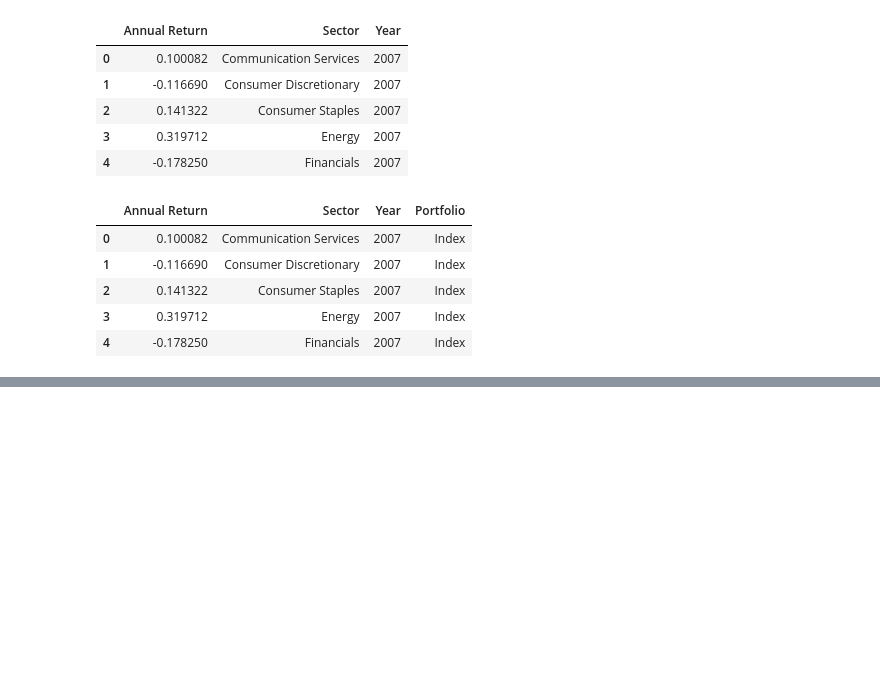
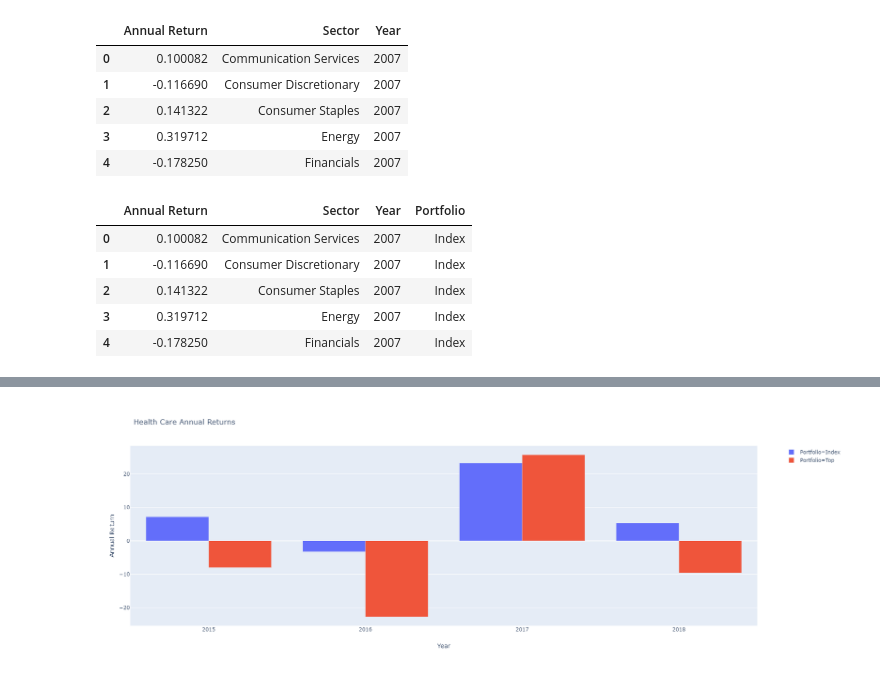
Before and after one commit to willwillis/sector-top-dogs, a Jupyter notebook: notebooks/Mina/visualizations.ipynb, the cells around one changed output, grey strips where cells are left out. Cells and saved outputs as stored; diff of their text form; code cells hidden in the pictures; blank space fills up the shorter version.

```diff
--- a/notebooks/Mina/visualizations.ipynb
+++ b/notebooks/Mina/visualizations.ipynb
@@ -131,0 +132,5 @@ cd_df
+# %%
+health = annual_returns[annual_returns['Sector']=="Health Care"]
+health = health.iloc[8:,]
+health['Annual Return'] = health['Annual Return']*100
+health
@@ -145,0 +163,5 @@ cd_df.plot(kind="bar",x="Year", y="Annual Return")
+# %%
+fig_health = px.bar(health, x="Year", y="Annual Return", color="Portfolio", barmode="group", title="Health Care Annual Returns")
+fig_health
+# %% [output]
+[figure, added]
```
Also changed, not shown: parts of 10 cells of this notebook, 2 other files.
